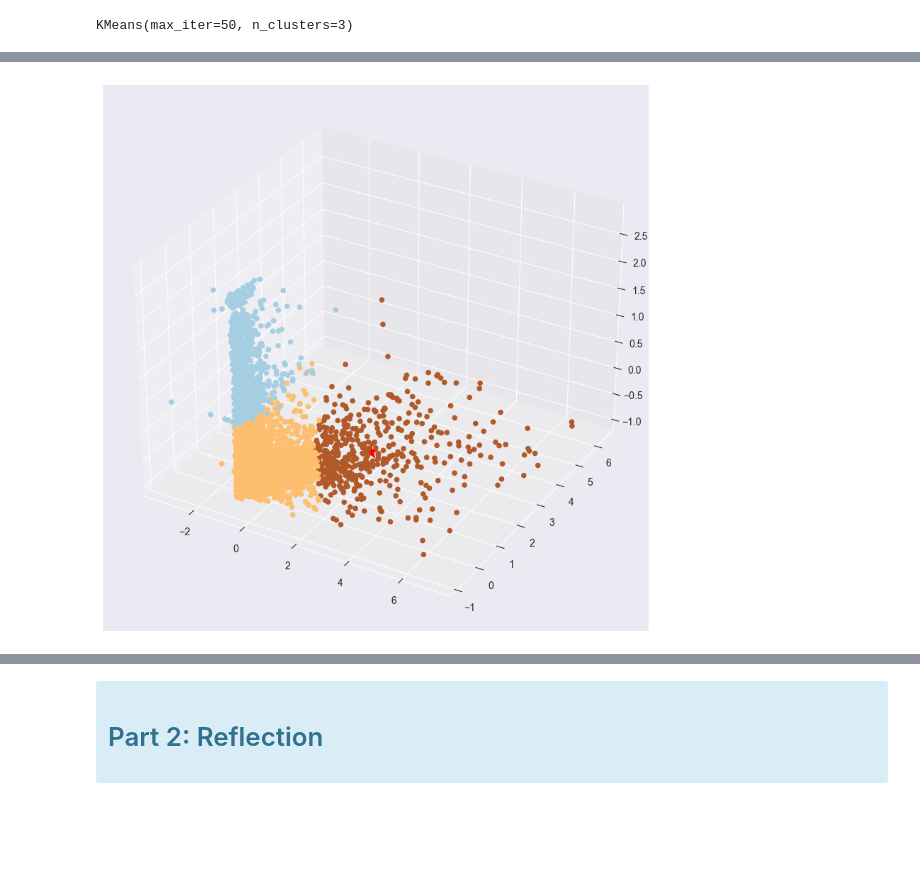
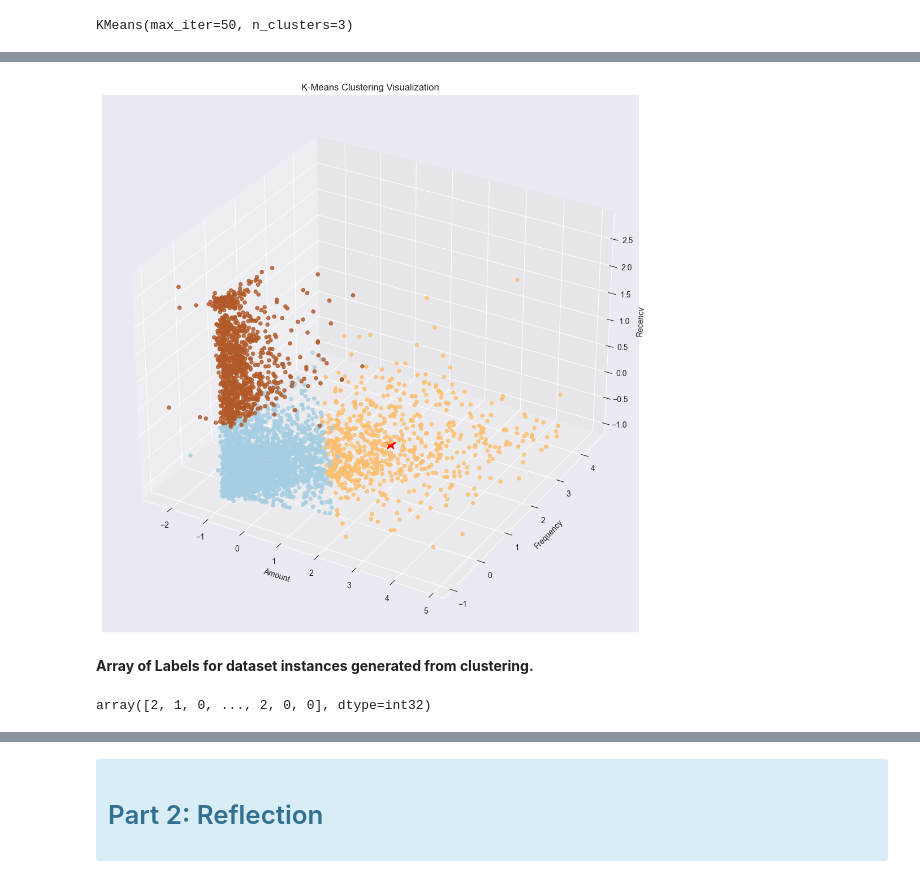
Before and after one commit to jonamadk/scaling-ML-journey, a Jupyter notebook: Lab4.ipynb, the cells around one changed output, grey strips where cells are left out. Cells and saved outputs as stored; diff of their text form; code cells hidden in the pictures; blank space fills up the shorter version.

```diff
--- a/Lab4.ipynb
+++ b/Lab4.ipynb
@@ -315,16 +422,26 @@ print(dataset_scaled)
 # %%
 
 plt.rcParams["figure.figsize"] = [12.00, 5.50]
 plt.rcParams["figure.autolayout"] = True
 centroids = kmeans.cluster_centers_
 
-fig = plt.figure(figsize=(12,8))
+fig = plt.figure(figsize=(14,10))
 ax = fig.add_subplot(111, projection='3d')
-ax.scatter(dataset_scaled[:, 0], dataset_scaled[:, 1], dataset_scaled[:, 2], c=kmeans.labels_, alpha=1, cmap='Paired')
+ax.scatter(dataset_scaled[:, 0], dataset_scaled[:, 1], dataset_scaled[:, 2], c=kmeans.labels_, alpha=0.8, cmap='Paired')
 ax.scatter(centroids[:, 0], centroids[:, 1], centroids[:, 2], c='red', marker='*', s=200, alpha=1)
+ax.set_xlabel('Amount')
+ax.set_ylabel('Frequency')
+ax.set_zlabel('Recency')
+plt.title('K-Means Clustering Visualization')
 plt.show()
 # %% [output]
-[figure, old version]
+[figure, new version]
+# %% [markdown]
+**Array of Labels for dataset instances generated from clustering.**
+# %%
+kmeans.labels_
+# %% [output]
+array([2, 1, 0, ..., 2, 0, 0], dtype=int32)
 # %%
 dataset['km_clusters'] = kmeans.labels_
 # %%
```
Also changed, not shown: parts of 72 cells of this notebook.
